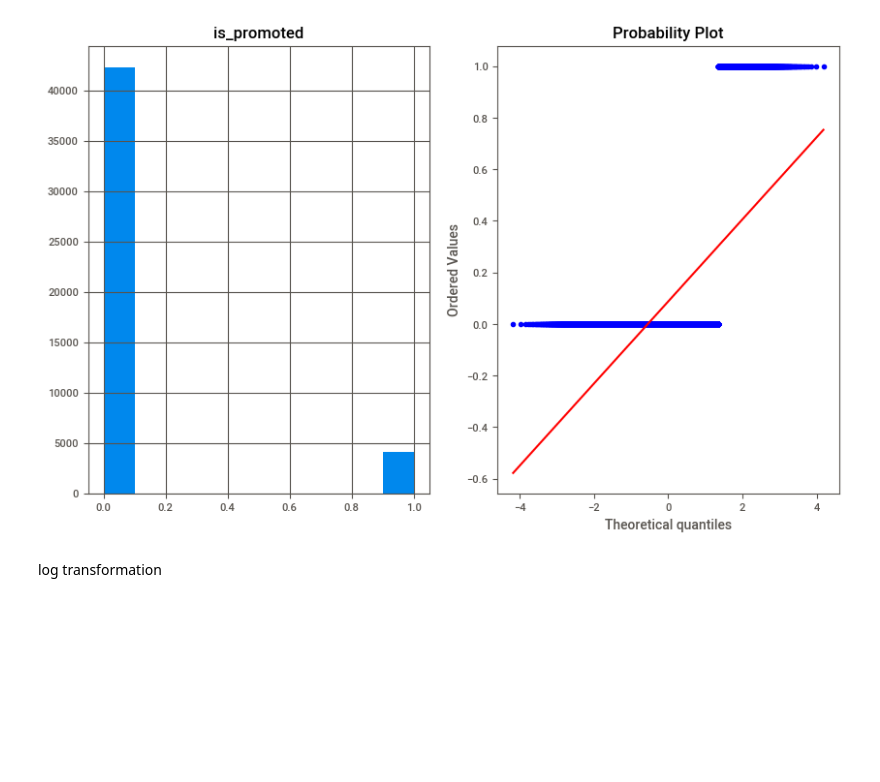
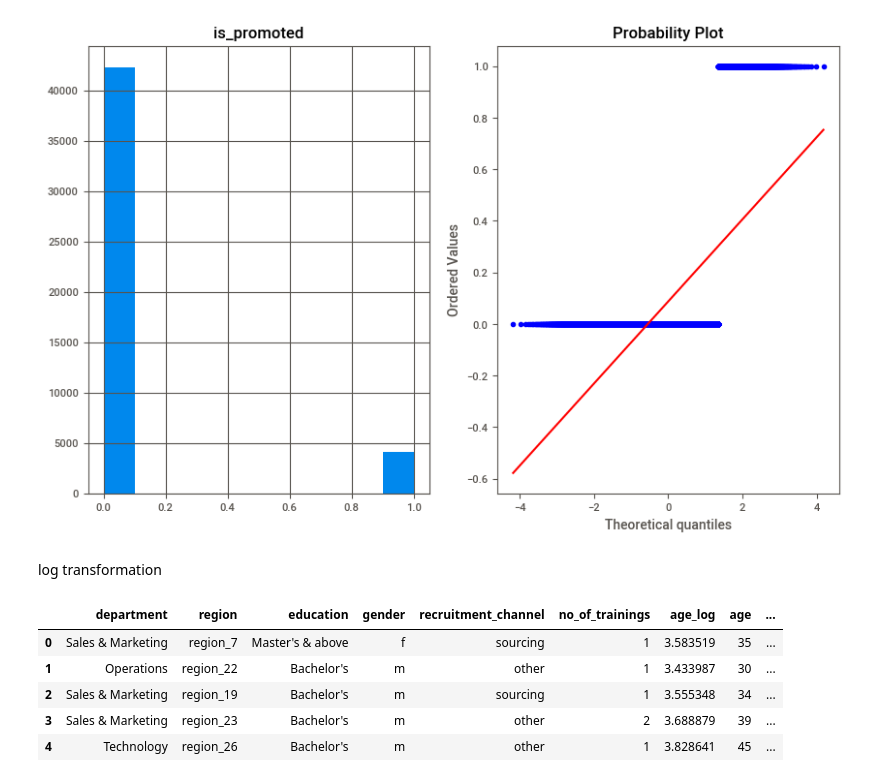
Before and after one commit to ShoaibHoque/Employee_Promotion_using_AutoML, a Jupyter notebook: Employee_Promotion_prediction.ipynb, the cells around one changed output. Cells and saved outputs as stored; diff of their text form; code cells hidden in the pictures; blank space fills up the shorter version.

```diff
--- a/Employee_Promotion_prediction.ipynb
+++ b/Employee_Promotion_prediction.ipynb
@@ -215,3 +215,20 @@ for feature in num_features:
 [figure]
 # %% [markdown]
 log transformation
+# %%
+age_log = np.log1p(data['age'])
+service_log = np.log1p(data['length_of_service'])
+score_log = np.log1p(data['avg_training_score'])
+
+data.insert(6, 'age_log', age_log)
+data.insert(9, 'length_of_service_log', service_log)
+data.insert(12, 'avg_training_score_log', score_log)
+
+data.head()
+# %% [output]
+|  | department | region | education | gender | recruitment_channel | no_of_trainings | age_log | age | ... |
+| 0 | Sales & Marketing | region_7 | Master's & above | f | sourcing | 1 | 3.583519 | 35 | ... |
+| 1 | Operations | region_22 | Bachelor's | m | other | 1 | 3.433987 | 30 | ... |
+| 2 | Sales & Marketing | region_19 | Bachelor's | m | sourcing | 1 | 3.555348 | 34 | ... |
+| 3 | Sales & Marketing | region_23 | Bachelor's | m | other | 2 | 3.688879 | 39 | ... |
+| 4 | Technology | region_26 | Bachelor's | m | other | 1 | 3.828641 | 45 | ... |
```
Also changed, not shown: parts of 20 cells of this notebook.
